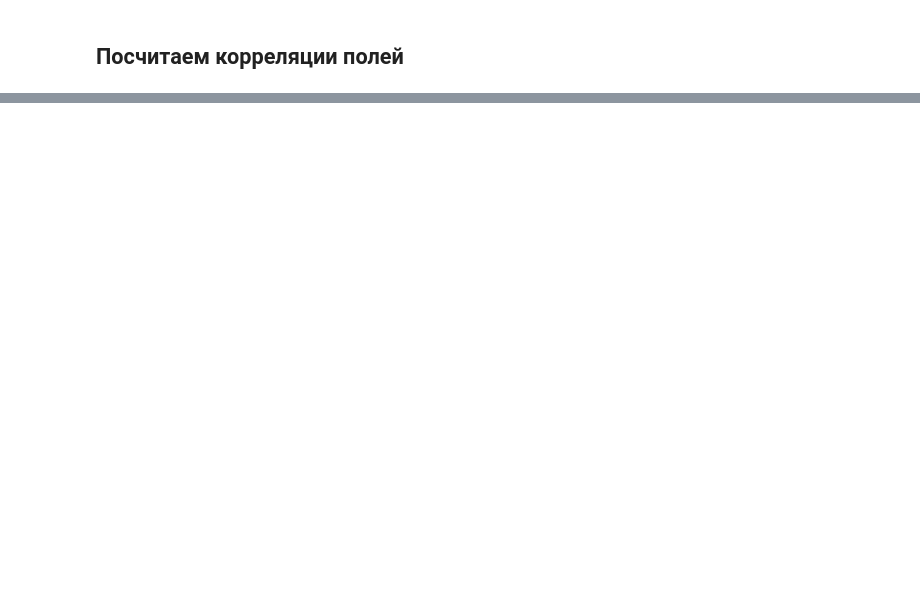
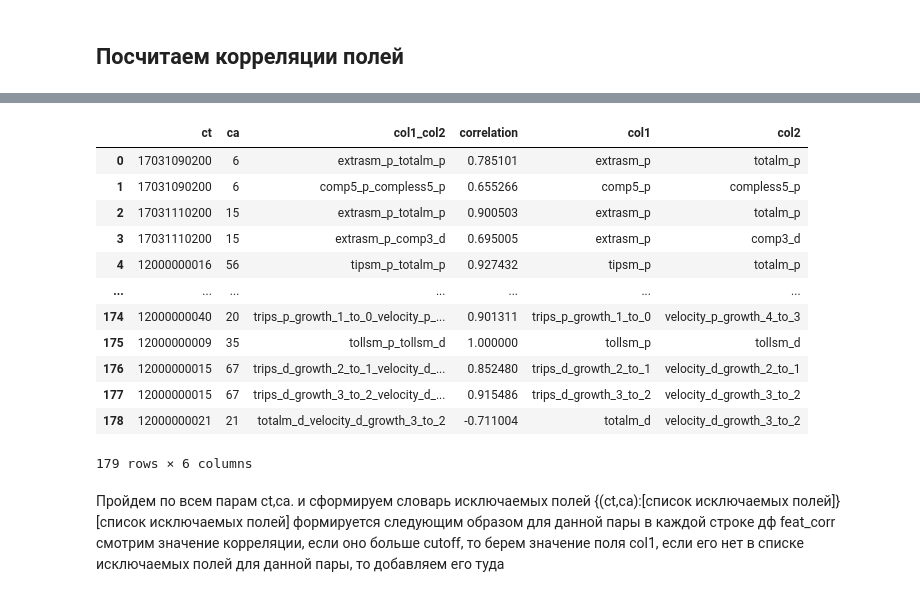
Before and after one commit to kogriv/chicago_spark, a Jupyter notebook: notebooks/aggfe.ipynb, the cells around one changed output, grey strips where cells are left out. Saved outputs shown, nothing was run; the diff lists cells and outputs as text; code cells hidden in the pictures; blank space fills up the shorter version.

```diff
--- a/notebooks/aggfe.ipynb
+++ b/notebooks/aggfe.ipynb
@@ -2254 +1731,3 @@ df = pd.read_csv('/work/data/correlation_results.csv')
+# %%
+agg_hour_corr2 = pd.read_csv('/work/data/correlation_results2.csv')
 # %%
@@ -2269,0 +1786,2 @@ df
+# %%
+feat_corr2 = agg_hour_corr2
@@ -2269,0 +1804,16 @@ df
+# %%
+feat_corr2
+# %% [output]
+|  | ct | ca | col1_col2 | correlation | col1 | col2 |
+| 0 | 17031090200 | 6 | extrasm_p_totalm_p | 0.785101 | extrasm_p | totalm_p |
+| 1 | 17031090200 | 6 | comp5_p_compless5_p | 0.655266 | comp5_p | compless5_p |
+| 2 | 17031110200 | 15 | extrasm_p_totalm_p | 0.900503 | extrasm_p | totalm_p |
+| 3 | 17031110200 | 15 | extrasm_p_comp3_d | 0.695005 | extrasm_p | comp3_d |
+| 4 | 12000000016 | 56 | tipsm_p_totalm_p | 0.927432 | tipsm_p | totalm_p |
+| ... | ... | ... | ... | ... | ... | ... |
+| 174 | 12000000040 | 20 | trips_p_growth_1_to_0_velocity_p_... | 0.901311 | trips_p_growth_1_to_0 | velocity_p_growth_4_to_3 |
+| 175 | 12000000009 | 35 | tollsm_p_tollsm_d | 1.000000 | tollsm_p | tollsm_d |
+| 176 | 12000000015 | 67 | trips_d_growth_2_to_1_velocity_d_... | 0.852480 | trips_d_growth_2_to_1 | velocity_d_growth_2_to_1 |
+| 177 | 12000000015 | 67 | trips_d_growth_3_to_2_velocity_d_... | 0.915486 | trips_d_growth_3_to_2 | velocity_d_growth_3_to_2 |
+| 178 | 12000000021 | 21 | totalm_d_velocity_d_growth_3_to_2 | -0.711004 | totalm_d | velocity_d_growth_3_to_2 |
+179 rows × 6 columns
@@ -2269,0 +1836,5 @@ df
+# %% [markdown]
+Пройдем по всем парам ct,ca. и сформируем словарь исключаемых полей
+{(ct,ca):[список исключаемых полей]}
+[список исключаемых полей] формируется следующим образом
+для данной пары в каждой строке дф feat_corr смотрим значение корреляции, если оно больше cutoff, то берем значение поля col1, если его нет в списке исключаемых полей для данной пары, то добавляем его туда
```
Also changed, not shown: parts of 99 cells of this notebook, 2 other files.
